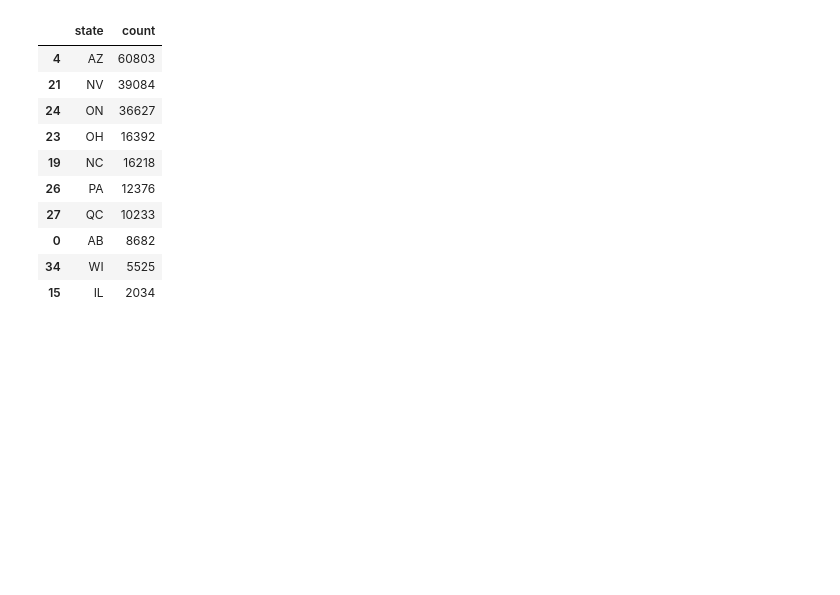
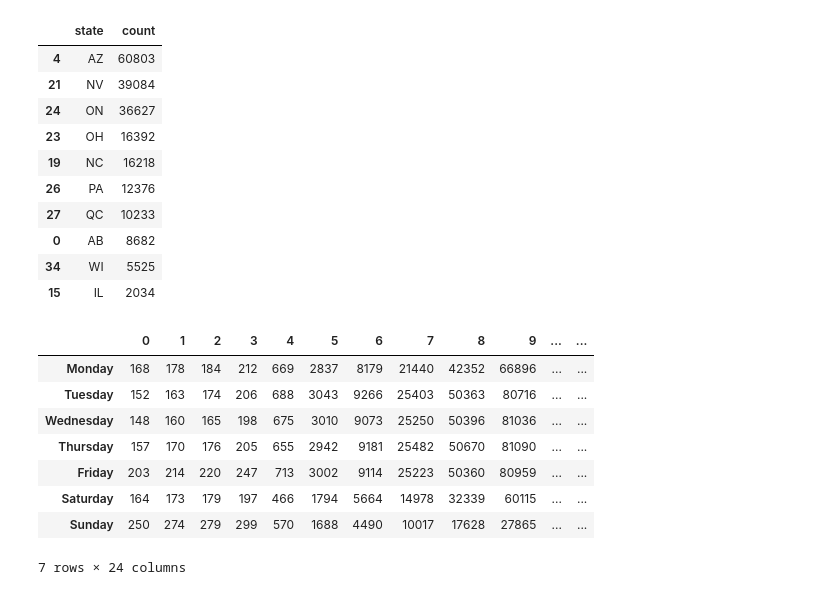
Before and after one commit to lorenzovngl/analysis-of-yelp-open-dataset, a Jupyter notebook: business.ipynb, the cells around one changed output. Saved outputs shown, nothing was run; the diff lists cells and outputs as text; code cells hidden in the pictures; blank space fills up the shorter version.

```diff
--- a/business.ipynb
+++ b/business.ipynb
@@ -91,3 +91,32 @@ df[['state']].groupby(['state']).size().reset_index(name='count').sort_values(by
 | 0 | AB | 8682 |
 | 34 | WI | 5525 |
 | 15 | IL | 2034 |
+# %%
+df[['hours']].head(10)
+days_num = {'Monday': 1, "Tuesday": 2, "Wednesday": 3, "Thursday": 4, "Friday": 5, "Saturday": 6, "Sunday": 7}
+days = ['Monday', "Tuesday", "Wednesday", "Thursday", "Friday", "Saturday", "Sunday"]
+timetable = [[0 for x in range(24)] for y in range(7)]
+for o in df[['hours']].values:
+    if o[0] != None:
+        week = {}
+        for day in o[0]:
+            time = o[0][day].split('-')
+            opening_hour =  int(time[0].split(':')[0])
+            opening_min =  int(time[0].split(':')[1])
+            closing_hour =  int(time[1].split(':')[0])
+            closing_min =  int(time[1].split(':')[1])
+            for i in range(opening_hour, closing_hour):
+                timetable[days_num[day]-1][i] = timetable[days_num[day]-1][i] + 1
+        hours.append(week)
+df_hours = pd.DataFrame(data=timetable, index=days)
+df_hours
+# %% [output]
+|  | 0 | 1 | 2 | 3 | 4 | 5 | 6 | 7 | 8 | 9 | ... | ... |
+| Monday | 168 | 178 | 184 | 212 | 669 | 2837 | 8179 | 21440 | 42352 | 66896 | ... | ... |
+| Tuesday | 152 | 163 | 174 | 206 | 688 | 3043 | 9266 | 25403 | 50363 | 80716 | ... | ... |
+| Wednesday | 148 | 160 | 165 | 198 | 675 | 3010 | 9073 | 25250 | 50396 | 81036 | ... | ... |
+| Thursday | 157 | 170 | 176 | 205 | 655 | 2942 | 9181 | 25482 | 50670 | 81090 | ... | ... |
+| Friday | 203 | 214 | 220 | 247 | 713 | 3002 | 9114 | 25223 | 50360 | 80959 | ... | ... |
+| Saturday | 164 | 173 | 179 | 197 | 466 | 1794 | 5664 | 14978 | 32339 | 60115 | ... | ... |
+| Sunday | 250 | 274 | 279 | 299 | 570 | 1688 | 4490 | 10017 | 17628 | 27865 | ... | ... |
+7 rows × 24 columns
```
Also changed, not shown: parts of 2 cells of this notebook, 1 other file.
